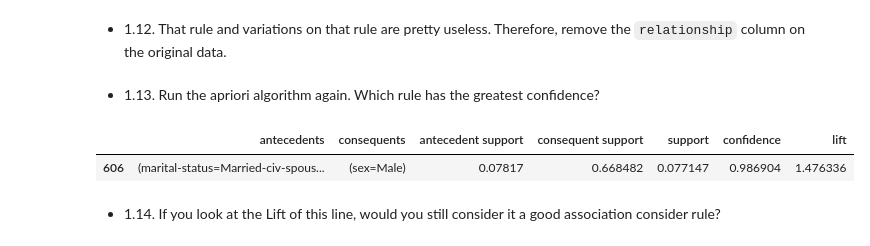
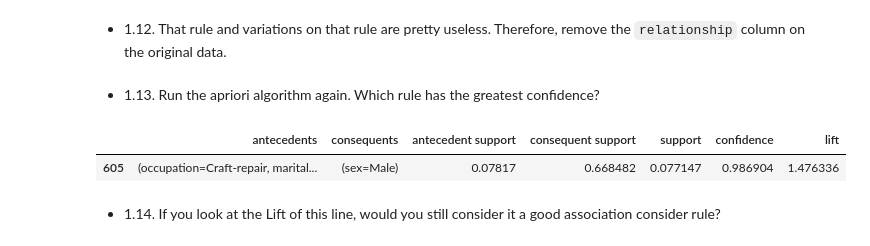
Before and after one commit to EliasDeHondt/DataScience2, a Jupyter notebook: Exam/P3 Example Exam.ipynb, the cells around one changed output. Saved outputs shown, nothing was run; the diff lists cells and outputs as text; code cells hidden in the pictures.

```diff
--- a/Exam/P3 Example Exam.ipynb
+++ b/Exam/P3 Example Exam.ipynb
@@ -723,22 +723,20 @@ adultUCI['hours-per-week'] = pd.cut(adultUCI['hours-per-week'], bins=[0, 25, 40,
 # %%
 from mlxtend.frequent_patterns import apriori
 support=0.05
 confidence=0.6
 max_len=3
 min_len=2
 
 adultUCI_dummies = pd.get_dummies(adultUCI, prefix_sep='=', dtype=bool)
 
 apriori = apriori(adultUCI_dummies, min_support=support, use_colnames=True, max_len=max_len)
 
-rules = association_rules(apriori, metric='confidence', min_threshold=confidence)
-rules = rules.drop(columns=['leverage', 'conviction', 'zhangs_metric'])
-rules = rules[rules.apply(rule_filter, min_len=min_len, max_len=max_len, axis=1)]
+rules = association_rules(apriori, metric='confidence', min_threshold=confidence).drop(columns=['leverage', 'conviction', 'zhangs_metric'])
 
 display(rules.sort_values(by='confidence', ascending=False).head(1))
 # %% [output]
 |  | antecedents | consequents | antecedent support | consequent support | support | confidence | lift |
-| 606 | (marital-status=Married-civ-spous... | (sex=Male) | 0.07817 | 0.668482 | 0.077147 | 0.986904 | 1.476336 |
+| 605 | (occupation=Craft-repair, marital... | (sex=Male) | 0.07817 | 0.668482 | 0.077147 | 0.986904 | 1.476336 |
 # %% [markdown]
 - 1.14. If you look at the Lift of this line, would you still consider it a good association consider rule?
 # %%
```
Also changed, not shown: parts of 9 cells of this notebook, 1 other file.
